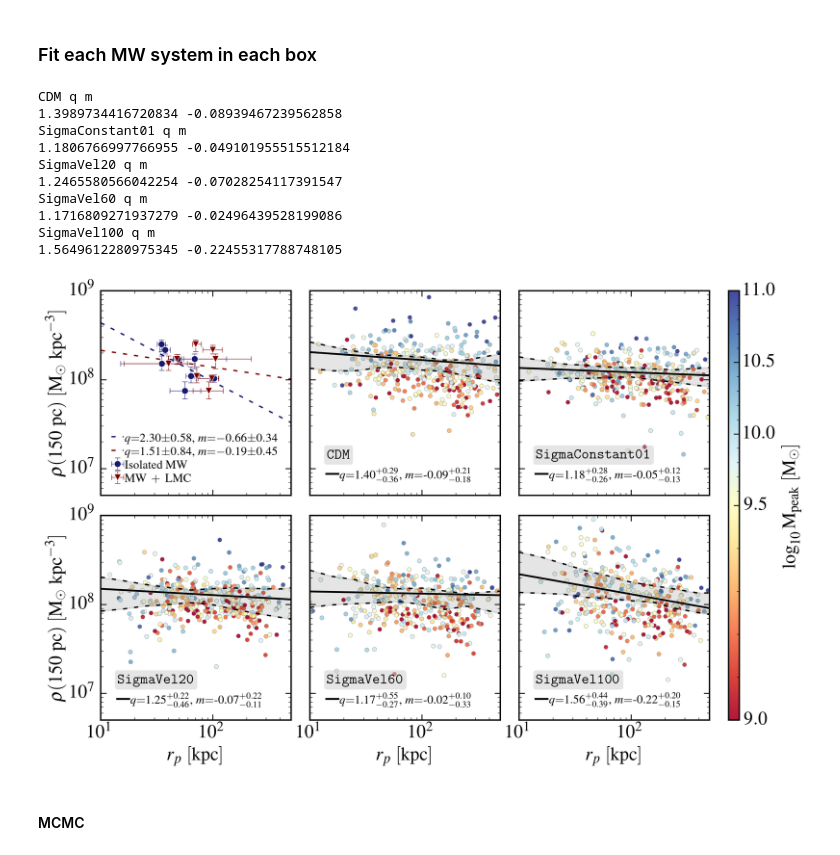
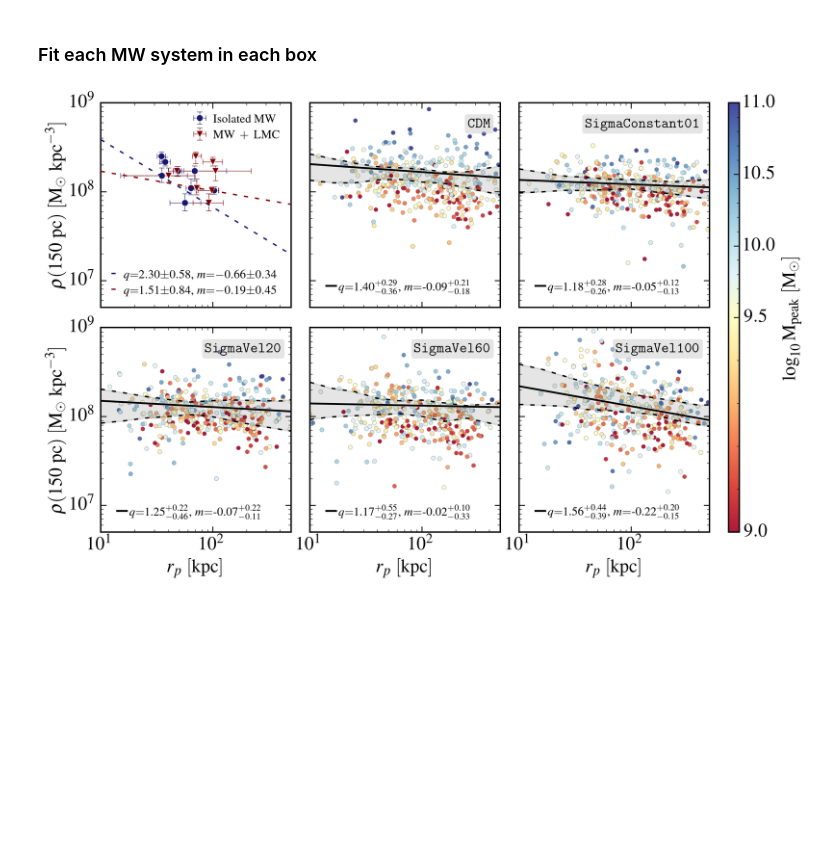
Before and after one commit to NoemiAM/TangoSIDM_satellites, a Jupyter notebook: examples/5 - density_pericenter_simulations.ipynb, the cells around one changed output. Cells and saved outputs as stored; diff of their text form; code cells hidden in the pictures; blank space fills up the shorter version.

```diff
--- a/examples/5 - density_pericenter_simulations.ipynb
+++ b/examples/5 - density_pericenter_simulations.ipynb
@@ -51,5 +60,5 @@ for i, dSphi in enumerate(dSph):
 # %%
-# We do the fitting for observations
+# We do the fitting for observations (NFW)
 
 popt_p_Isolated, pcov = curve_fit(log_model, np.log10(r_p_Isolated[0,:]), np.log10(rho_150pc_K19[0,:]/1e7))
 perr_p_Isolated = np.sqrt(np.diag(pcov))
@@ -57,6 +66,9 @@ print(popt_p_Isolated, perr_p_Isolated)
 popt_p_LMC, pcov = curve_fit(log_model, np.log10(r_p_LMC[0,:]), np.log10(rho_150pc_K19[0,:]/1e7))
 perr_p_LMC = np.sqrt(np.diag(pcov))
 print(popt_p_LMC, perr_p_LMC)
+
+_q, _m = run_best_fit_for_sim(r_p_LMC[0,:], rho_150pc_K19[0,:])
+_q, _m
 # %% [output]
 [ 2.30112007 -0.66128207] [0.58704218 0.34001611]
 [ 1.51969014 -0.19019314] [0.84792992 0.4520326 ]
@@ -63,4 +191,6 @@ print(popt_p_LMC, perr_p_LMC)
 # %%
+### Use NFW
+
 def plot_obs(axs):
 
     # Data points
@@ -70,17 +200,22 @@ def plot_obs(axs):
     p2 = axs.errorbar(r_p_LMC[0,:], rho_150pc_K19[0,:], xerr=r_p_LMC[1:,:], yerr=rho_150pc_K19[1:,:],
                       marker='v', markersize=7, markeredgecolor="white", ls='none', lw=0.5, c='maroon',
                       label=r'$\mathrm{MW\ +\ LMC}$')
+    axs.legend(loc='upper right', labelspacing=0.4, handlelength=1.8, handletextpad=0.2, frameon=False, fontsize=13, ncol=1, numpoints=1)
+    axs.set_yscale('log')
+    axs.set_xscale('log')
 
-    # Include the fit from Cardona+ 2023
+    # Include the fit NFW
+    ax2 = axs.twinx()
     xrange = np.arange(1, 3.2, 0.2)
-    axs.plot(10 ** xrange, 1e7 * 10 ** log_model(xrange, *popt_p_Isolated), '--',
+    ax2.plot(10 ** xrange, 1e7 * 10 ** log_model(xrange, *popt_p_Isolated), '--',
              lw=1.5, color=p1[0].get_color(), label=r'$q{=}2.30{\pm}0.58$, $m{=}{-}0.66{\pm}0.34$')
-    axs.plot(10 ** xrange, 1e7 * 10 ** log_model(xrange, *popt_p_LMC), '--',
+    ax2.plot(10 ** xrange, 1e7 * 10 ** log_model(xrange, *popt_p_LMC), '--',
              lw=1.5, color=p2[0].get_color(), label=r'$q{=}1.51{\pm}0.84$, $m{=}{-}0.19{\pm}0.45$')
 
-    axs.legend(loc=[0.03, 0.03], labelspacing=0.2, handlelength=1, handletextpad=0.1, frameon=False, fontsize=13, ncol=1, numpoints=1)
-    axs.set_yscale('log')
-    axs.set_xscale('log')
+    ax2.legend(loc=[0.03, 0.03], labelspacing=0.4, handlelength=.8, handletextpad=0.2, frameon=False, fontsize=13, ncol=1, numpoints=1)
+    ax2.set_yscale('log')
+    ax2.set_xscale('log')
+    ax2.axis('off')
 
 
 fig, axs = plt.subplots(1, 1, figsize=(5, 5), dpi=120)
@@ -94,8 +229,7 @@ axs.axis([10, 500, 5e6, 1e9])
 # %% [markdown]
 ## Simulations analysis
 # %%
-#DATA_PATH = "../data/TangoSIDM/"
-DATA_PATH = "/Users/cc276407/Simulation_data/snellius/TangoSatellites/updated2/"
+DATA_PATH = "../data/TangoSIDM/"
 
 IDs = {
     "SigmaConstant00": "CDM",
@@ -168,11 +302,11 @@ for i, (id, id_name) in enumerate(IDs.items()):
             q = np.append(q, _q)
             m = np.append(m, _m)
 
-    print(id_name,'q','m')
+    # print(id_name,'q','m')
     xrange = np.arange(1, 3.2, 0.2)
     num_range = len(xrange)
     yrange = np.ones((2,num_range))
-    print(np.median(q), np.median(m))
+    # print(np.median(q), np.median(m))
 
     errq2 = np.median(q)-np.percentile(q,16)
     errq1 = np.percentile(q,84)-np.median(q)
@@ -195,53 +329,41 @@ for i, (id, id_name) in enumerate(IDs.items()):
     axs.plot(10 ** xrange, yrange[0,:], '--', color='black')
     axs.plot(10 ** xrange, yrange[1,:], '--', color='black')
 
-    axs.text(0.09, 0.18,  fr'$\texttt{{{id_name}}}$', color='black', transform=axs.transAxes,
-                bbox=dict(facecolor='silver', edgecolor='none', alpha=0.4, boxstyle='round, pad=0.2'), zorder=1000) #, horizontalalignment='right')
+    axs.text(0.95, 0.88,  fr'$\texttt{{{id_name}}}$', color='black', transform=axs.transAxes,
+                bbox=dict(facecolor='silver', edgecolor='none', alpha=0.4, boxstyle='round, pad=0.2'), zorder=1000, horizontalalignment='right')
 
     axs.axis([10, 500, 5e6, 1e9])
     axs.set_xscale('log')
     axs.set_yscale('log')
-    axs.legend(loc=[0.06, 0.04], labelspacing=0.2, handlelength=1, handletextpad=0.1, frameon=False, fontsize=13, ncol=1, numpoints=1)
+    axs.legend(loc=[0.06, 0.04], labelspacing=0.4, handlelength=0.8, handletextpad=0.2, frameon=False, fontsize=13, ncol=1, numpoints=1)
 
     if i >= 3-1:
         axs.set_xlabel(r'$r_{{p}}\ [\mathrm{kpc}]$')
     else:
         axs.get_xaxis().set_ticklabels([])
 
     if i==3-1:
         axs.set_ylabel(r'$\rho(150\ \mathrm{pc})\ [\mathrm{M}_\odot \ \mathrm{kpc}^{-3}]$')
     else:
         axs.get_yaxis().set_ticklabels([])
 
     ####
     file.close()
 
 ####
 axs = all_axs[0]
 plot_obs(axs)
 axs.set_ylabel(r'$\rho(150\ \mathrm{pc})\ [\mathrm{M}_\odot \ \mathrm{kpc}^{-3}]$')
 plt.subplots_adjust(hspace=0.1, wspace=0.1, right=.86)
 
 ####
 # Let's add a colorbar
 cbar = plt.colorbar(im, ax=all_axs.ravel().tolist(), label='$\log_{10}\mathrm{M_{peak}}$ $\mathrm{[M_\odot]}$',
                      aspect=40, fraction=0.02, pad=0.03)
 cbar.ax.set_yticks([9, 9.5, 10, 10.5, 11])
 
 ####
-plt.savefig(f'figures/Density_pericenter_fit_system_mpeak_best_{MAX_SATELLITES}.png',dpi=300)#, transparent=True)
+plt.savefig(f'figures/Density_pericenter_fit_system_mpeak_best_{MAX_SATELLITES}.png', dpi=300)#, transparent=True)
 plt.show()
 # %% [output]
-CDM q m
-1.3989734416720834 -0.08939467239562858
-SigmaConstant01 q m
-1.1806766997766955 -0.049101955515512184
-SigmaVel20 q m
-1.2465580566042254 -0.07028254117391547
-SigmaVel60 q m
-1.1716809271937279 -0.02496439528199086
-SigmaVel100 q m
-1.5649612280975345 -0.22455317788748105
-[figure, old version]
+[figure, new version]
-# %% [markdown]
-#### MCMC
```
Also changed, not shown: parts of 9 cells of this notebook, 3 other files.
